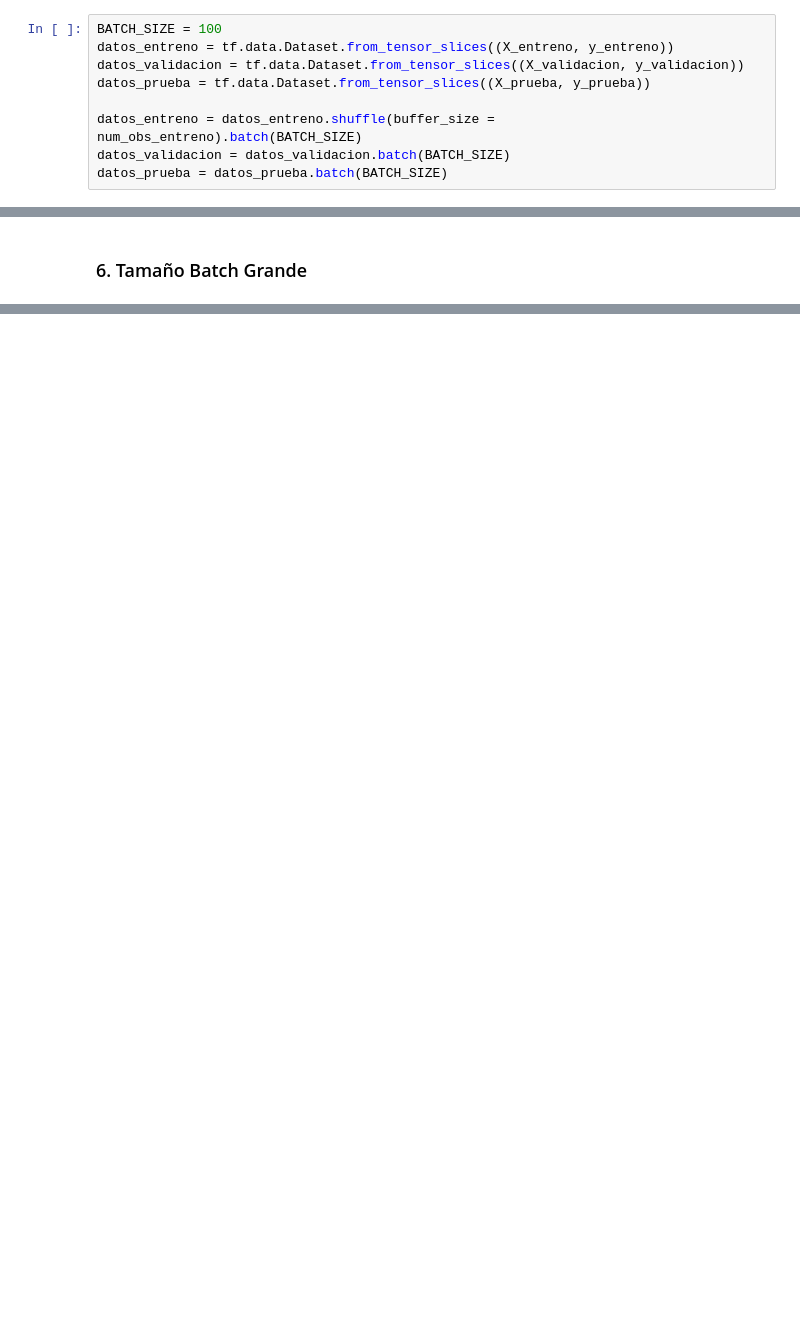
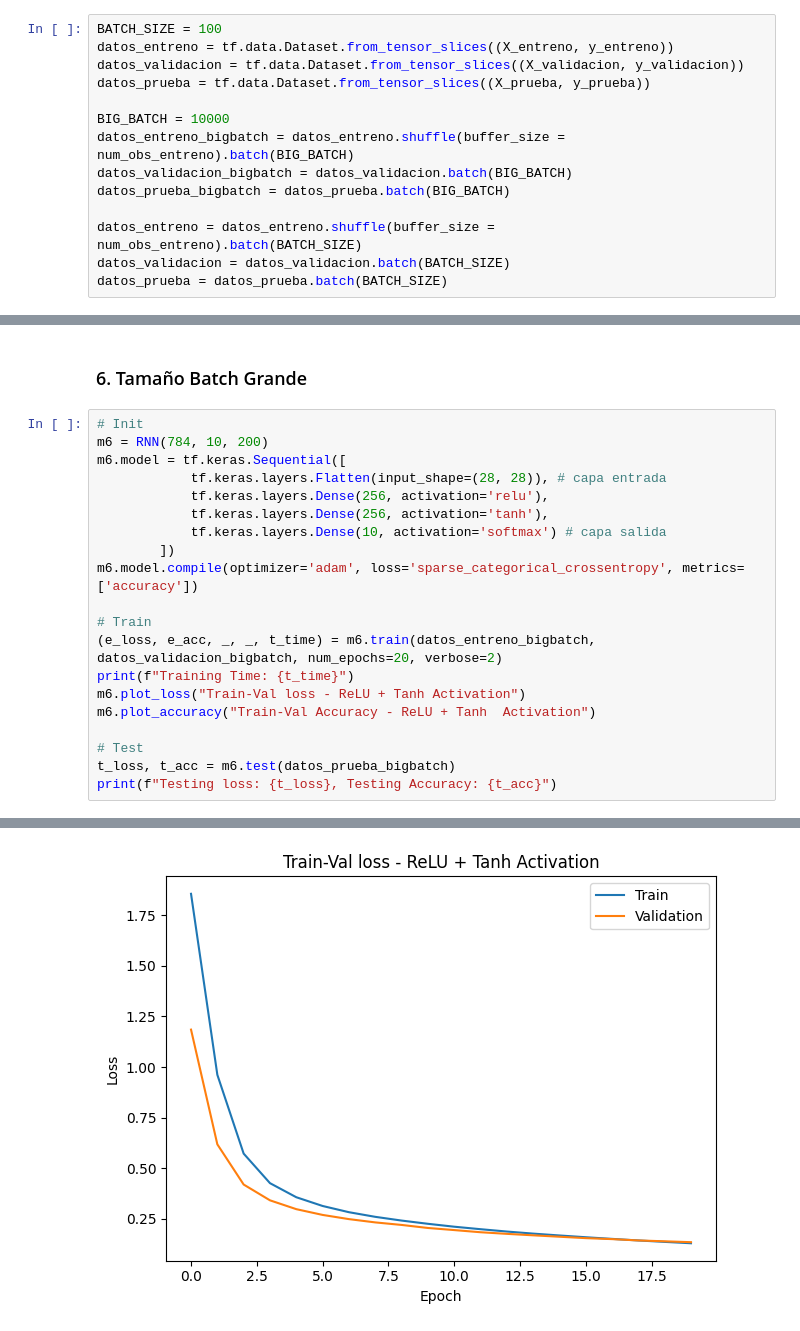
Before and after one commit to Sofiamishel2003/Laboratorio_2_DS, a Jupyter notebook: actividades.ipynb, the cells around one changed output, grey strips where cells are left out. Cells and saved outputs as stored; diff of their text form; blank space fills up the shorter version.

```diff
--- a/actividades.ipynb
+++ b/actividades.ipynb
@@ -58,6 +69,11 @@ datos_entreno = tf.data.Dataset.from_tensor_slices((X_entreno, y_entreno))
 datos_validacion = tf.data.Dataset.from_tensor_slices((X_validacion, y_validacion))
 datos_prueba = tf.data.Dataset.from_tensor_slices((X_prueba, y_prueba))
 
+BIG_BATCH = 10000
+datos_entreno_bigbatch = datos_entreno.shuffle(buffer_size = num_obs_entreno).batch(BIG_BATCH)
+datos_validacion_bigbatch = datos_validacion.batch(BIG_BATCH)
+datos_prueba_bigbatch = datos_prueba.batch(BIG_BATCH)
+
 datos_entreno = datos_entreno.shuffle(buffer_size = num_obs_entreno).batch(BATCH_SIZE)
 datos_validacion = datos_validacion.batch(BATCH_SIZE)
 datos_prueba = datos_prueba.batch(BATCH_SIZE)
@@ -571,2 +585,23 @@ Testing loss: 0.12052429467439651, Testing Accuracy: 0.9793000221252441
 # %% [markdown]
 ### 6. Tamaño Batch Grande
+# %%
+# Init
+m6 = RNN(784, 10, 200)
+m6.model = tf.keras.Sequential([
+            tf.keras.layers.Flatten(input_shape=(28, 28)), # capa entrada
+            tf.keras.layers.Dense(256, activation='relu'),
+            tf.keras.layers.Dense(256, activation='tanh'),
+            tf.keras.layers.Dense(10, activation='softmax') # capa salida
+        ])
+m6.model.compile(optimizer='adam', loss='sparse_categorical_crossentropy', metrics=['accuracy'])
+
+# Train
+(e_loss, e_acc, _, _, t_time) = m6.train(datos_entreno_bigbatch, datos_validacion_bigbatch, num_epochs=20, verbose=2)
+print(f"Training Time: {t_time}")
+m6.plot_loss("Train-Val loss - ReLU + Tanh Activation")
+m6.plot_accuracy("Train-Val Accuracy - ReLU + Tanh  Activation")
+
+# Test
+t_loss, t_acc = m6.test(datos_prueba_bigbatch)
+print(f"Testing loss: {t_loss}, Testing Accuracy: {t_acc}")
+# %% [output]
@@ -572,0 +625 @@ Testing loss: 0.12052429467439651, Testing Accuracy: 0.9793000221252441
+[figure, added]
```
Also changed, not shown: parts of 16 cells of this notebook.
